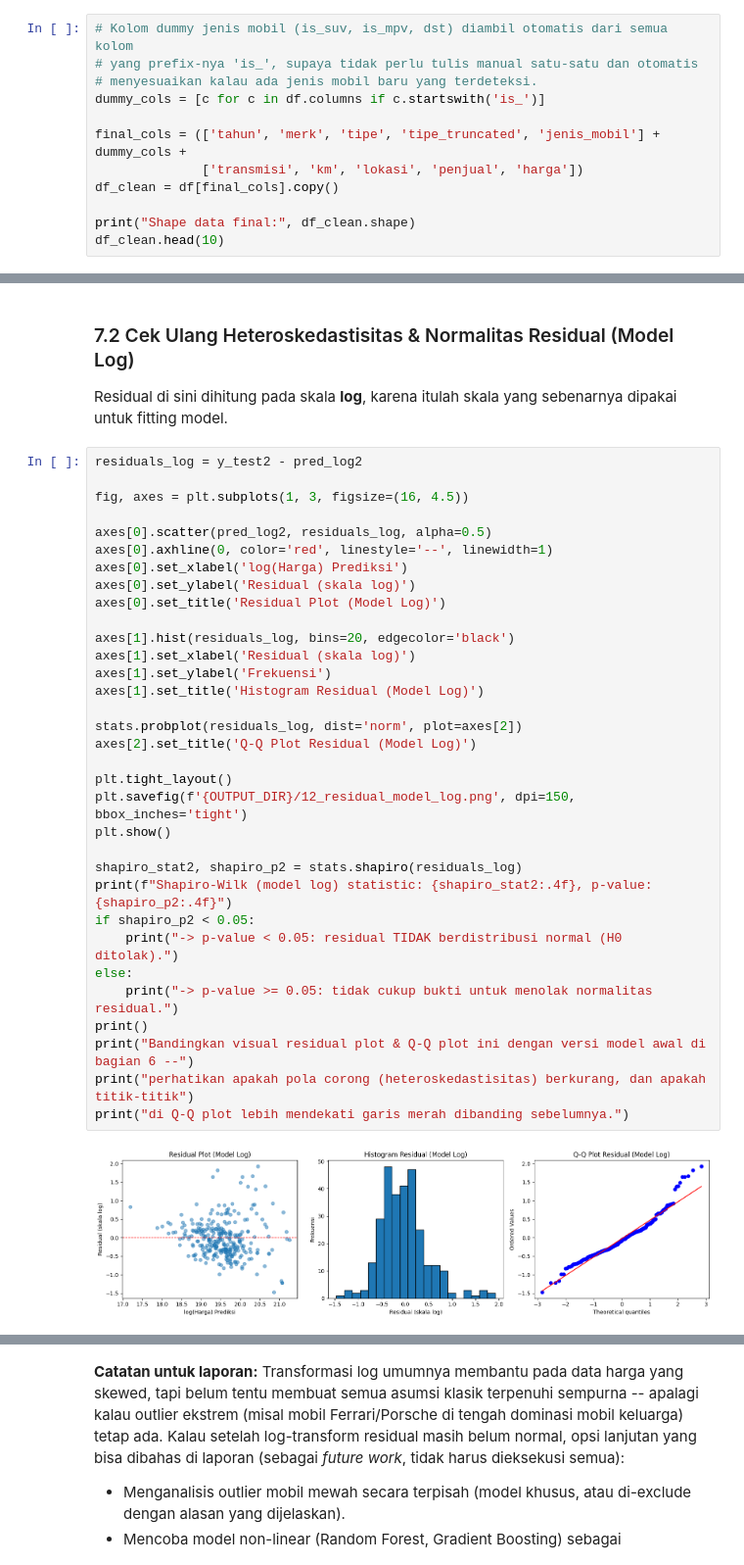
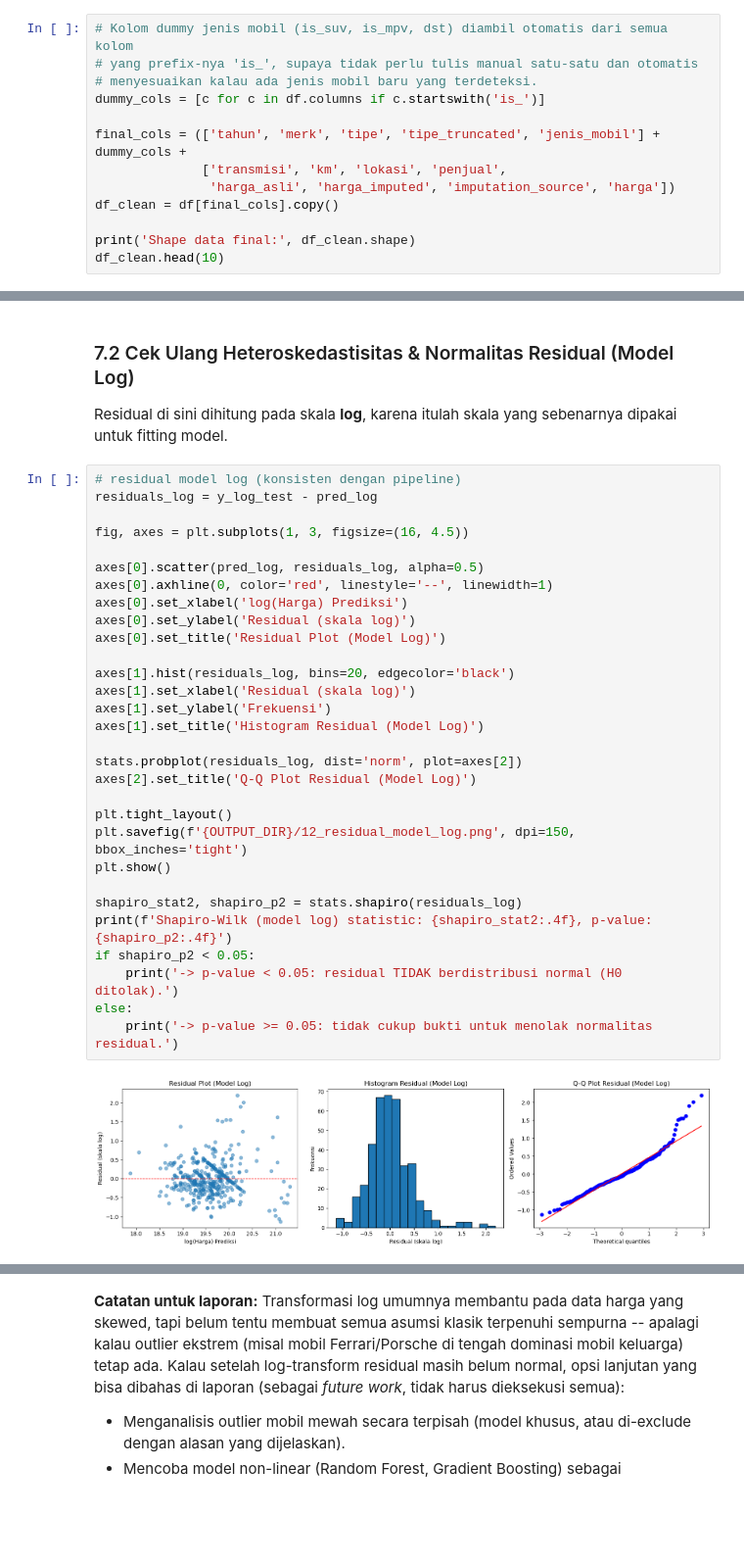
Before and after one commit to ajrahar/mobil123, a Jupyter notebook: mobil123_processing (1).ipynb, the cells around one changed output, grey strips where cells are left out. Shown at 98% size. Saved outputs shown, nothing was run; the diff lists cells and outputs as text; blank space fills up the shorter version.

```diff
--- a/mobil123_processing (1).ipynb
+++ b/mobil123_processing (1).ipynb
@@ -389,9 +463,10 @@ dan baris bermasalah sebelum lanjut ke EDA.
 dummy_cols = [c for c in df.columns if c.startswith('is_')]
 
 final_cols = (['tahun', 'merk', 'tipe', 'tipe_truncated', 'jenis_mobil'] + dummy_cols +
-              ['transmisi', 'km', 'lokasi', 'penjual', 'harga'])
+              ['transmisi', 'km', 'lokasi', 'penjual',
+               'harga_asli', 'harga_imputed', 'imputation_source', 'harga'])
 df_clean = df[final_cols].copy()
 
-print("Shape data final:", df_clean.shape)
+print('Shape data final:', df_clean.shape)
 df_clean.head(10)
 # %% [output]
@@ -966,37 +1076,34 @@ Jumlah fitur dengan VIF > 10 setelah perbaikan: 2 (sebelumnya: 12)
 Residual di sini dihitung pada skala **log**, karena itulah skala yang sebenarnya
 dipakai untuk fitting model.
 # %%
-residuals_log = y_test2 - pred_log2
+# residual model log (konsisten dengan pipeline)
+residuals_log = y_log_test - pred_log
 
 fig, axes = plt.subplots(1, 3, figsize=(16, 4.5))
 
-axes[0].scatter(pred_log2, residuals_log, alpha=0.5)
+axes[0].scatter(pred_log, residuals_log, alpha=0.5)
 axes[0].axhline(0, color='red', linestyle='--', linewidth=1)
 axes[0].set_xlabel('log(Harga) Prediksi')
 axes[0].set_ylabel('Residual (skala log)')
 axes[0].set_title('Residual Plot (Model Log)')
 
 axes[1].hist(residuals_log, bins=20, edgecolor='black')
 axes[1].set_xlabel('Residual (skala log)')
 axes[1].set_ylabel('Frekuensi')
 axes[1].set_title('Histogram Residual (Model Log)')
 
 stats.probplot(residuals_log, dist='norm', plot=axes[2])
 axes[2].set_title('Q-Q Plot Residual (Model Log)')
 
 plt.tight_layout()
 plt.savefig(f'{OUTPUT_DIR}/12_residual_model_log.png', dpi=150, bbox_inches='tight')
 plt.show()
 
 shapiro_stat2, shapiro_p2 = stats.shapiro(residuals_log)
-print(f"Shapiro-Wilk (model log) statistic: {shapiro_stat2:.4f}, p-value: {shapiro_p2:.4f}")
+print(f'Shapiro-Wilk (model log) statistic: {shapiro_stat2:.4f}, p-value: {shapiro_p2:.4f}')
 if shapiro_p2 < 0.05:
-    print("-> p-value < 0.05: residual TIDAK berdistribusi normal (H0 ditolak).")
+    print('-> p-value < 0.05: residual TIDAK berdistribusi normal (H0 ditolak).')
 else:
-    print("-> p-value >= 0.05: tidak cukup bukti untuk menolak normalitas residual.")
-print()
-print("Bandingkan visual residual plot & Q-Q plot ini dengan versi model awal di bagian 6 --")
-print("perhatikan apakah pola corong (heteroskedastisitas) berkurang, dan apakah titik-titik")
-print("di Q-Q plot lebih mendekati garis merah dibanding sebelumnya.")
+    print('-> p-value >= 0.05: tidak cukup bukti untuk menolak normalitas residual.')
 # %% [output]
-[figure, old version]
+[figure, new version]
```
Also changed, not shown: parts of 35 cells of this notebook, 13 other files.
